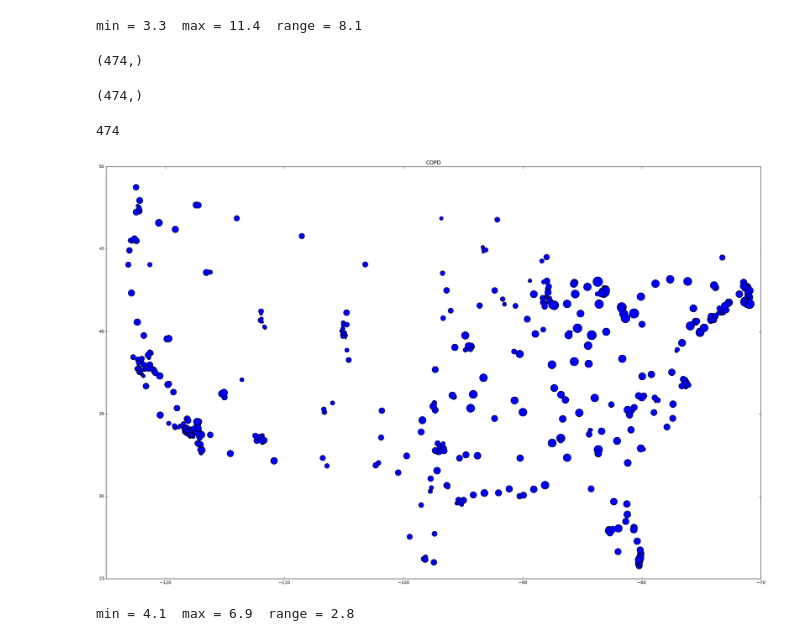
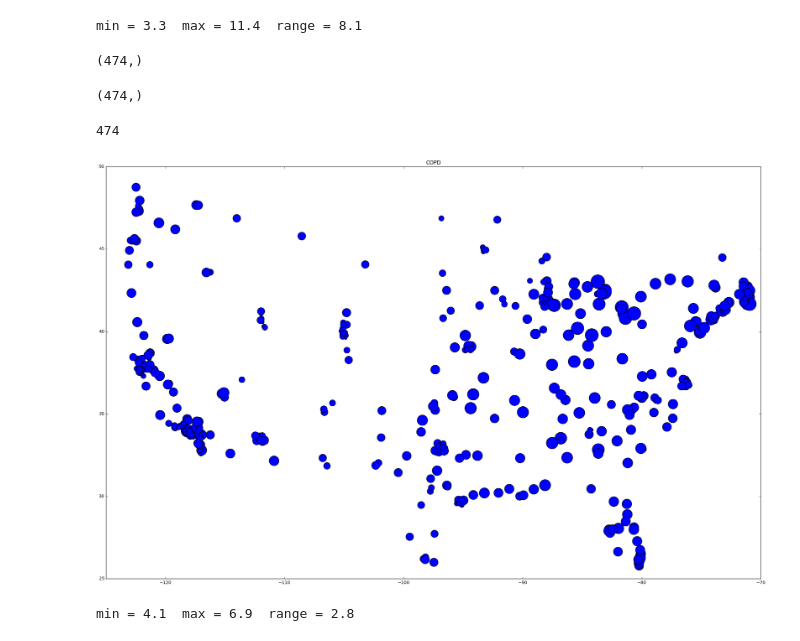
Before and after one commit to RJBeetel3/500_Cities_Project, a Jupyter notebook: 500_Cities_Data_Exploration4.ipynb, the cells around one changed output. Saved outputs shown, nothing was run; the diff lists cells and outputs as text; code cells hidden in the pictures.

```diff
--- a/500_Cities_Data_Exploration4.ipynb
+++ b/500_Cities_Data_Exploration4.ipynb
@@ -271,21 +271,21 @@ min = 3.3  max = 11.4  range = 8.1
 # %%
 display(datacorr_df.GeoLong.shape)
 display(datacorr_df.GeoLat.shape)
 display(len(datacorr_df.GeoLat))
 
 f, ax = plt.subplots(figsize=(55/2,35/2))
 ax.set_title('COPD')
 #plt.title("COPD in Continental US")
 ax.axis([-125.0, -70.0, 25.0, 50.0])
-ax.scatter(datacorr_df.GeoLong, datacorr_df.GeoLat, s = 500*(datacorr_df['COPD']-minCOPD)/rangeCOPD)
+ax.scatter(datacorr_df.GeoLong, datacorr_df.GeoLat, s = 1000*(datacorr_df['COPD']-minCOPD)/rangeCOPD)
 #plt.figure(figsize =(20,10))
 #plt.scatter(datacorr_df.GeoLong, datacorr_df.GeoLat, s = 30*(datacorr_df.COPD-minCOPD)/rangeCOPD)
 plt.show()
 # %% [output]
 (474,)
 (474,)
 474
-[figure, old version]
+[figure, new version]
 # %%
 maxCancer = datacorr_df['Cancer (except skin)'].max()
 minCancer = datacorr_df['Cancer (except skin)'].min()
```
